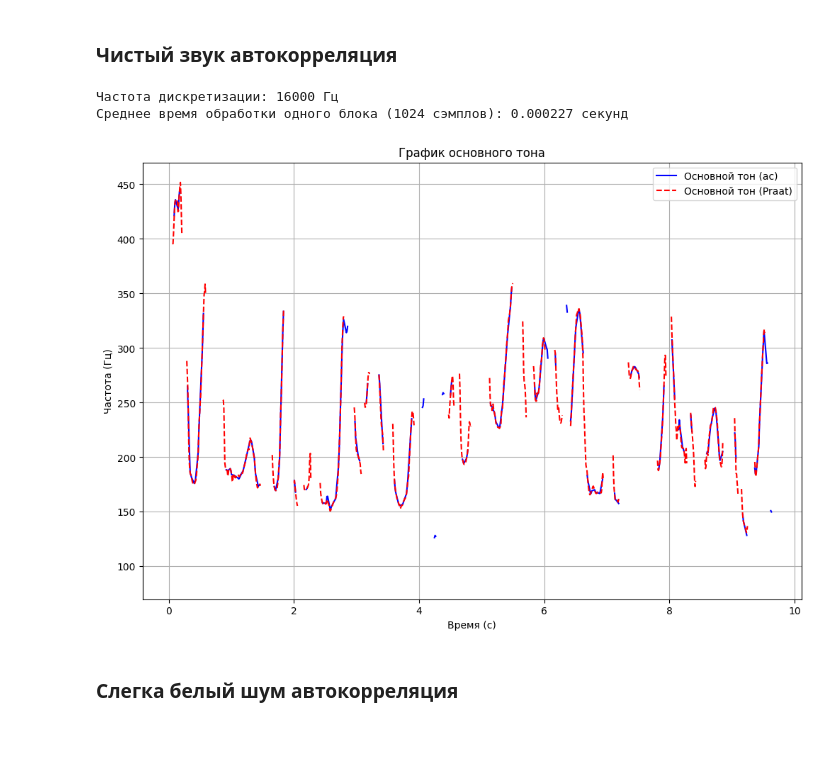
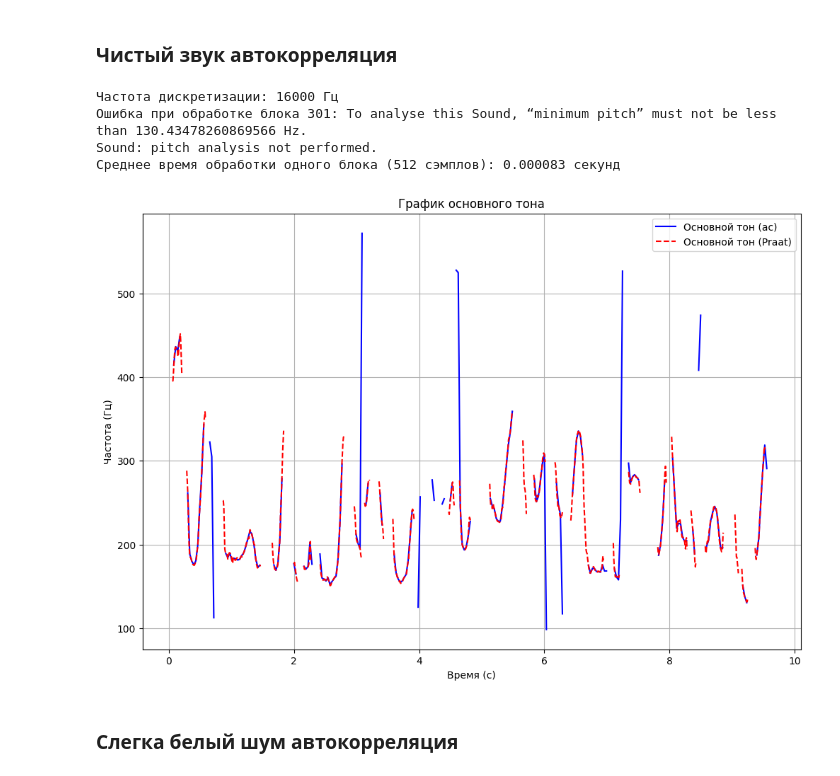
Before and after one commit to crazy-historian/speech_enhancement, a Jupyter notebook: methodparserl.ipynb, the cells around one changed output. Cells and saved outputs as stored; diff of their text form; code cells hidden in the pictures; blank space fills up the shorter version.

```diff
--- a/methodparserl.ipynb
+++ b/methodparserl.ipynb
@@ -143,26 +143,28 @@ def process_audio(
 # %%
 audio1 = 'silero_vad/files/femalechist2.wav' #женский голос без шумов
 praat1 = 'silero_vad/files/praatfemalechist.txt' #женский голос без шумов
 
 process_audio(
     audio1,                  # Путь к аудиофайлу
     praat_file=praat1,             # Путь к файлу Praat
     method="ac",                 # Метод: "ac" или "cc"
-    pitch_floor=75,              # Минимальная частота
+    pitch_floor=95,              # Минимальная частота
     pitch_ceiling=600,           # Максимальная частота
-    time_step=0.01,              # Шаг анализа
+    time_step=0.005,              # Шаг анализа
     silence_threshold=0.4,      # Порог тишины
     voicing_threshold=0.45,      # Порог озвучивания
     octave_cost=0.01,            # Стоимость отклонения на октаву
     octave_jump_cost=0.35,       # Стоимость скачка на октаву
     voiced_unvoiced_cost=0.14,   # Стоимость перехода между озвученным и неозвученным
-    blocksize=1024,               # Размер блока
+    blocksize=512,               # Размер блока
     plot_results=True            # Построить график
 );
 # %% [output]
 Частота дискретизации: 16000 Гц
-Среднее время обработки одного блока (1024 сэмплов): 0.000227 секунд
+Ошибка при обработке блока 301: To analyse this Sound, “minimum pitch” must not be less than 130.43478260869566 Hz.
+Sound: pitch analysis not performed.
+Среднее время обработки одного блока (512 сэмплов): 0.000083 секунд
-[figure, old version]
+[figure, new version]
 # %% [markdown]
 ### **Слегка белый шум автокорреляция**
 # %%
```
Also changed, not shown: 5 other files.
